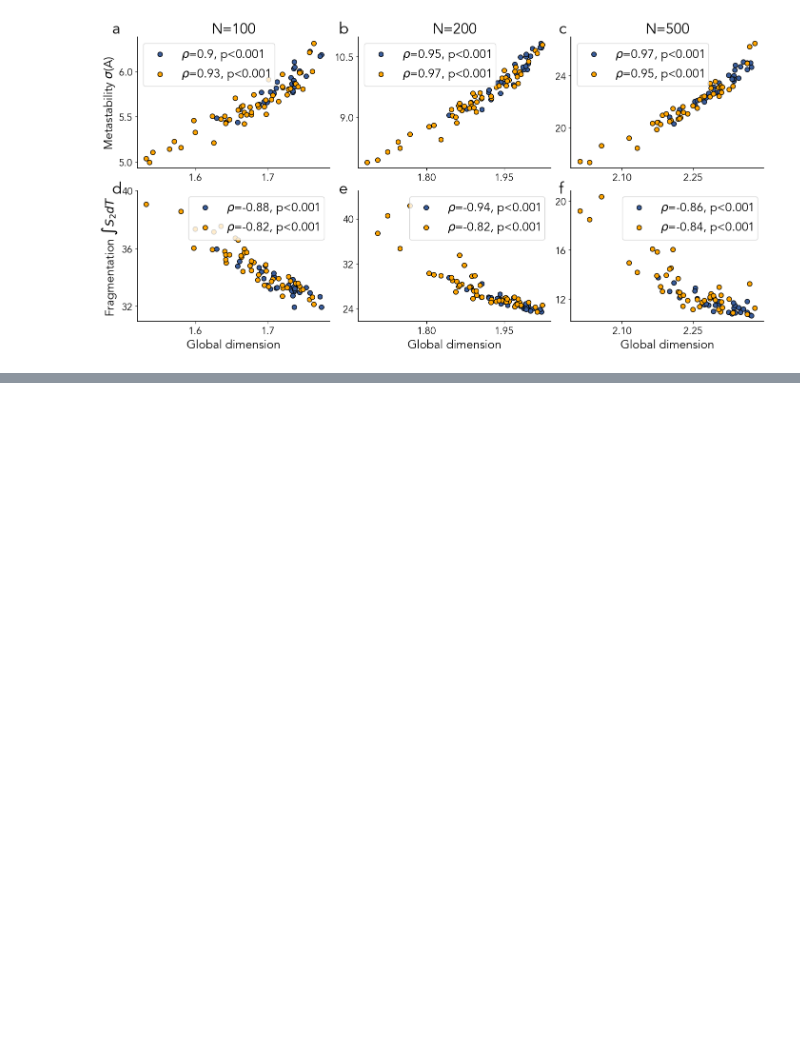
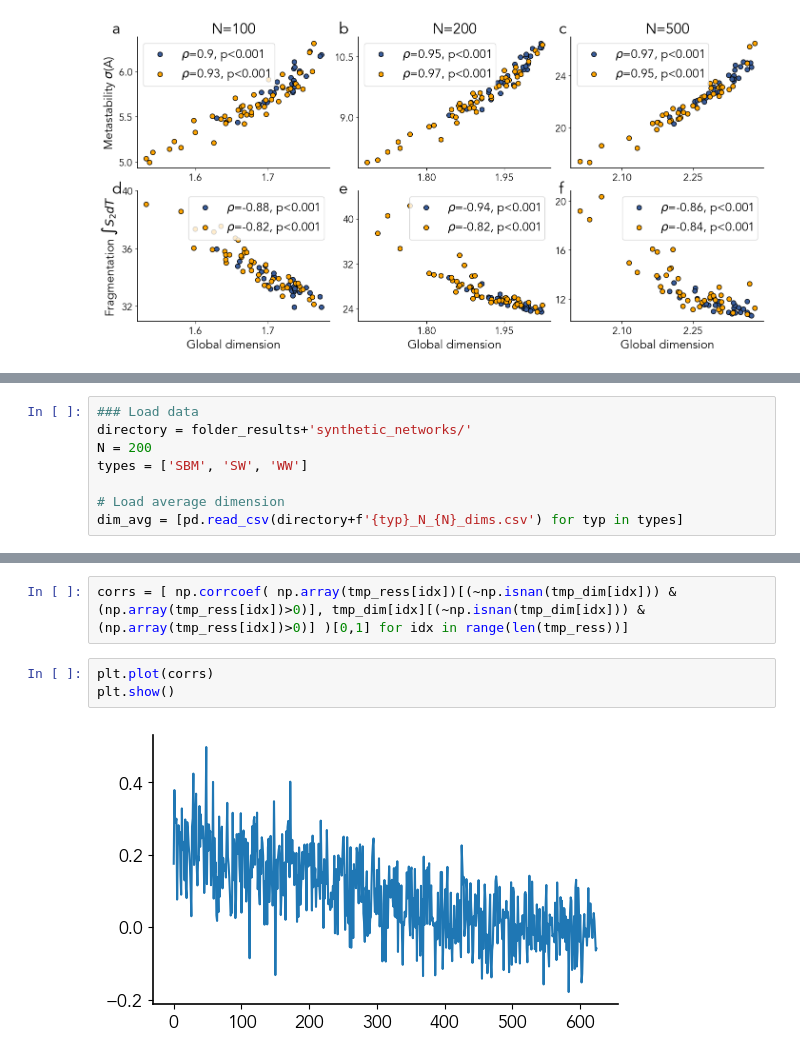
Before and after one commit to gbarzon/ConnectomeDimension, a Jupyter notebook: Figures_SI.ipynb, the cells around one changed output, grey strips where cells are left out. Cells and saved outputs as stored; diff of their text form; blank space fills up the shorter version.

```diff
--- a/Figures_SI.ipynb
+++ b/Figures_SI.ipynb
@@ -950,0 +953,8 @@ plt.show()
+# %%
+### Load data
+directory = folder_results+'synthetic_networks/'
+N = 200
+types = ['SBM', 'SW', 'WW']
+
+# Load average dimension
+dim_avg = [pd.read_csv(directory+f'{typ}_N_{N}_dims.csv') for typ in types]
@@ -950,0 +1035,7 @@ plt.show()
+# %%
+corrs = [ np.corrcoef( np.array(tmp_ress[idx])[(~np.isnan(tmp_dim[idx])) & (np.array(tmp_ress[idx])>0)], tmp_dim[idx][(~np.isnan(tmp_dim[idx])) & (np.array(tmp_ress[idx])>0)] )[0,1] for idx in range(len(tmp_ress))]
+# %%
+plt.plot(corrs)
+plt.show()
+# %% [output]
+[figure, added]
```
Also changed, not shown: parts of 6 cells of this notebook, 7 other files.
